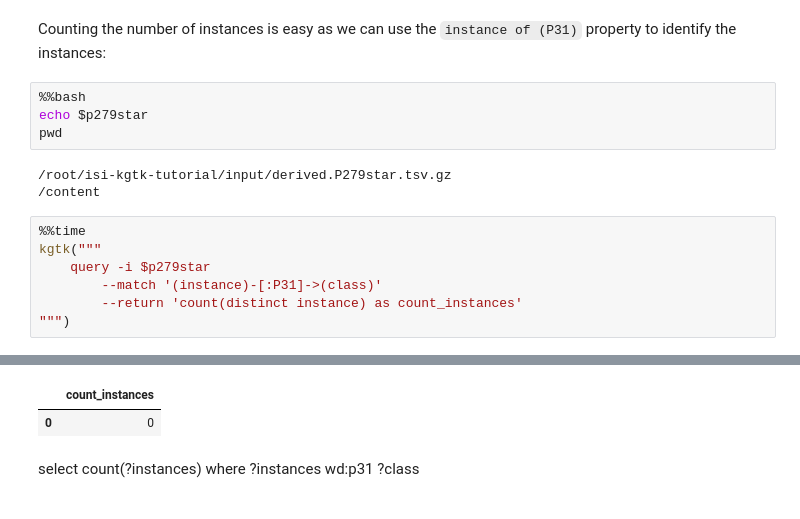
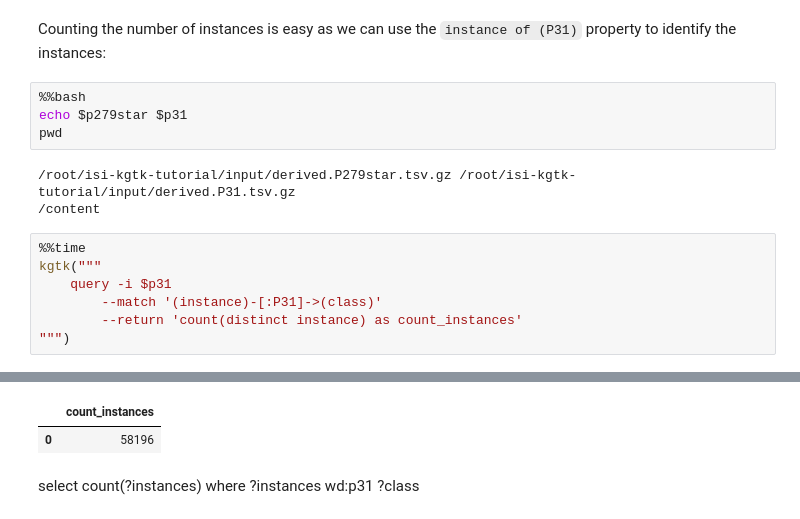
Before and after one commit to versant2612/jnotebooks, a Jupyter notebook: kgtk/02_kg_profiling.ipynb, the cells around one changed output, grey strips where cells are left out. Saved outputs shown, nothing was run; the diff lists cells and outputs as text.

```diff
--- a/kgtk/02_kg_profiling.ipynb
+++ b/kgtk/02_kg_profiling.ipynb
@@ -188,15 +188,15 @@ UNION
 Counting the number of instances is easy as we can use the `instance of (P31)` property to identify the instances:
 # %%
 %%bash
-echo $p279star
+echo $p279star $p31
 pwd
 # %% [output]
-/root/isi-kgtk-tutorial/input/derived.P279star.tsv.gz
+/root/isi-kgtk-tutorial/input/derived.P279star.tsv.gz /root/isi-kgtk-tutorial/input/derived.P31.tsv.gz
 /content
 # %%
 %%time
 kgtk("""
-    query -i $p279star
+    query -i $p31
         --match '(instance)-[:P31]->(class)'
         --return 'count(distinct instance) as count_instances'
 """)
@@ -206,5 +206,5 @@ Wall time: 593 ms
 |  | count_instances |
-| 0 | 0 |
+| 0 | 58196 |
 # %% [markdown]
 select count(?instances) where ?instances wd:p31 ?class
 # %% [markdown]
```
Also changed, not shown: parts of 25 cells of this notebook.
